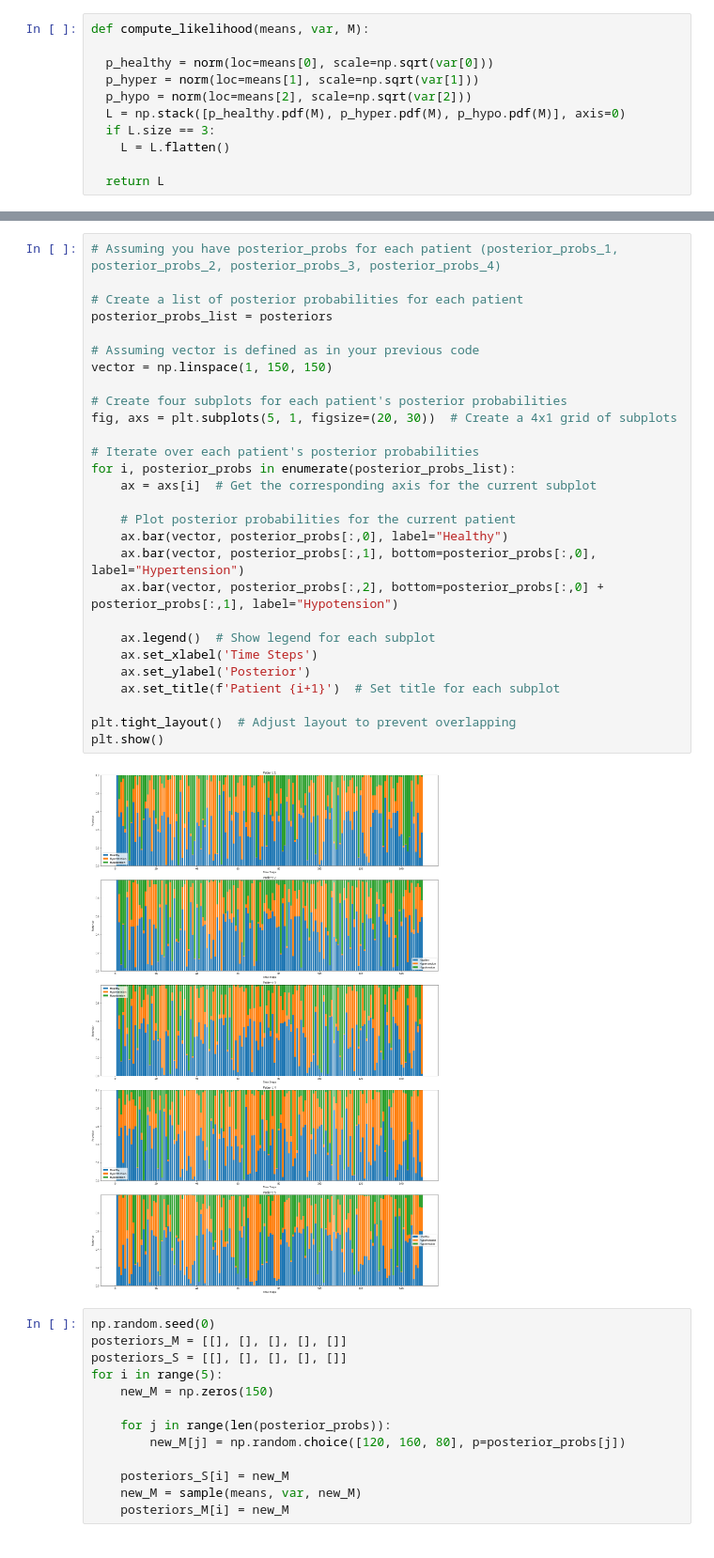
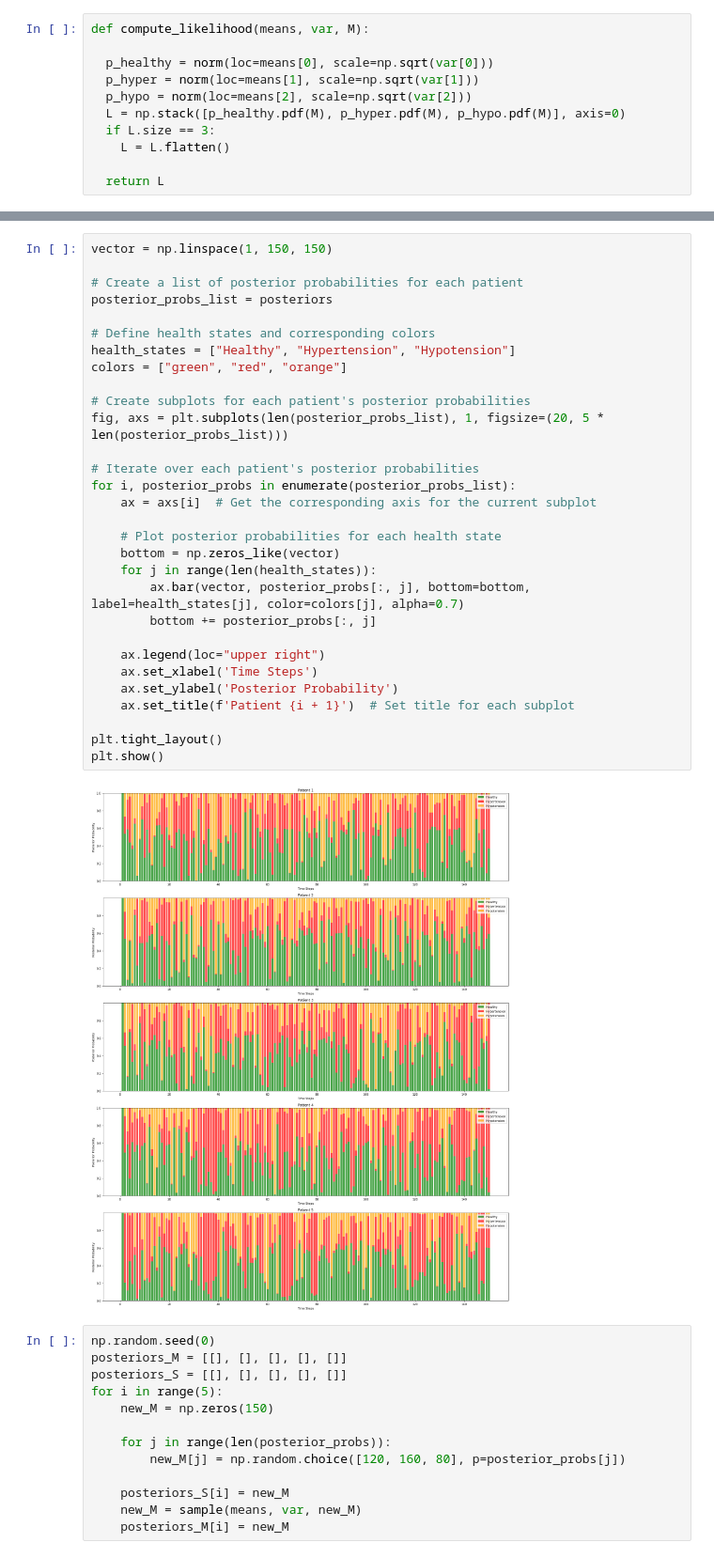
Before and after one commit to GabiYuri/trabalhos-de-ouro, a Jupyter notebook: Project 2 LGBIO/LGBIO2060_Project2.ipynb, the cells around one changed output, grey strips where cells are left out. Shown: that part at 94% size. Saved outputs shown, nothing was run; the diff lists cells and outputs as text.

```diff
--- a/Project 2 LGBIO/LGBIO2060_Project2.ipynb
+++ b/Project 2 LGBIO/LGBIO2060_Project2.ipynb
@@ -234,33 +241,35 @@ for i in range(5):
 # %%
-# Assuming you have posterior_probs for each patient (posterior_probs_1, posterior_probs_2, posterior_probs_3, posterior_probs_4)
+vector = np.linspace(1, 150, 150)
 
 # Create a list of posterior probabilities for each patient
 posterior_probs_list = posteriors
 
-# Assuming vector is defined as in your previous code
-vector = np.linspace(1, 150, 150)
+# Define health states and corresponding colors
+health_states = ["Healthy", "Hypertension", "Hypotension"]
+colors = ["green", "red", "orange"]
 
-# Create four subplots for each patient's posterior probabilities
-fig, axs = plt.subplots(5, 1, figsize=(20, 30))  # Create a 4x1 grid of subplots
+# Create subplots for each patient's posterior probabilities
+fig, axs = plt.subplots(len(posterior_probs_list), 1, figsize=(20, 5 * len(posterior_probs_list)))
 
 # Iterate over each patient's posterior probabilities
 for i, posterior_probs in enumerate(posterior_probs_list):
     ax = axs[i]  # Get the corresponding axis for the current subplot
 
-    # Plot posterior probabilities for the current patient
-    ax.bar(vector, posterior_probs[:,0], label="Healthy")
-    ax.bar(vector, posterior_probs[:,1], bottom=posterior_probs[:,0], label="Hypertension")
-    ax.bar(vector, posterior_probs[:,2], bottom=posterior_probs[:,0] + posterior_probs[:,1], label="Hypotension")
+    # Plot posterior probabilities for each health state
+    bottom = np.zeros_like(vector)
+    for j in range(len(health_states)):
+        ax.bar(vector, posterior_probs[:, j], bottom=bottom, label=health_states[j], color=colors[j], alpha=0.7)
+        bottom += posterior_probs[:, j]
 
-    ax.legend()  # Show legend for each subplot
+    ax.legend(loc="upper right")
     ax.set_xlabel('Time Steps')
-    ax.set_ylabel('Posterior')
-    ax.set_title(f'Patient {i+1}')  # Set title for each subplot
+    ax.set_ylabel('Posterior Probability')
+    ax.set_title(f'Patient {i + 1}')  # Set title for each subplot
 
-plt.tight_layout()  # Adjust layout to prevent overlapping
+plt.tight_layout()
 plt.show()
 # %% [output]
-[figure, old version]
+[figure, new version]
 # %%
 np.random.seed(0)
 posteriors_M = [[], [], [], [], []]
```
Also changed, not shown: parts of 33 cells of this notebook.
